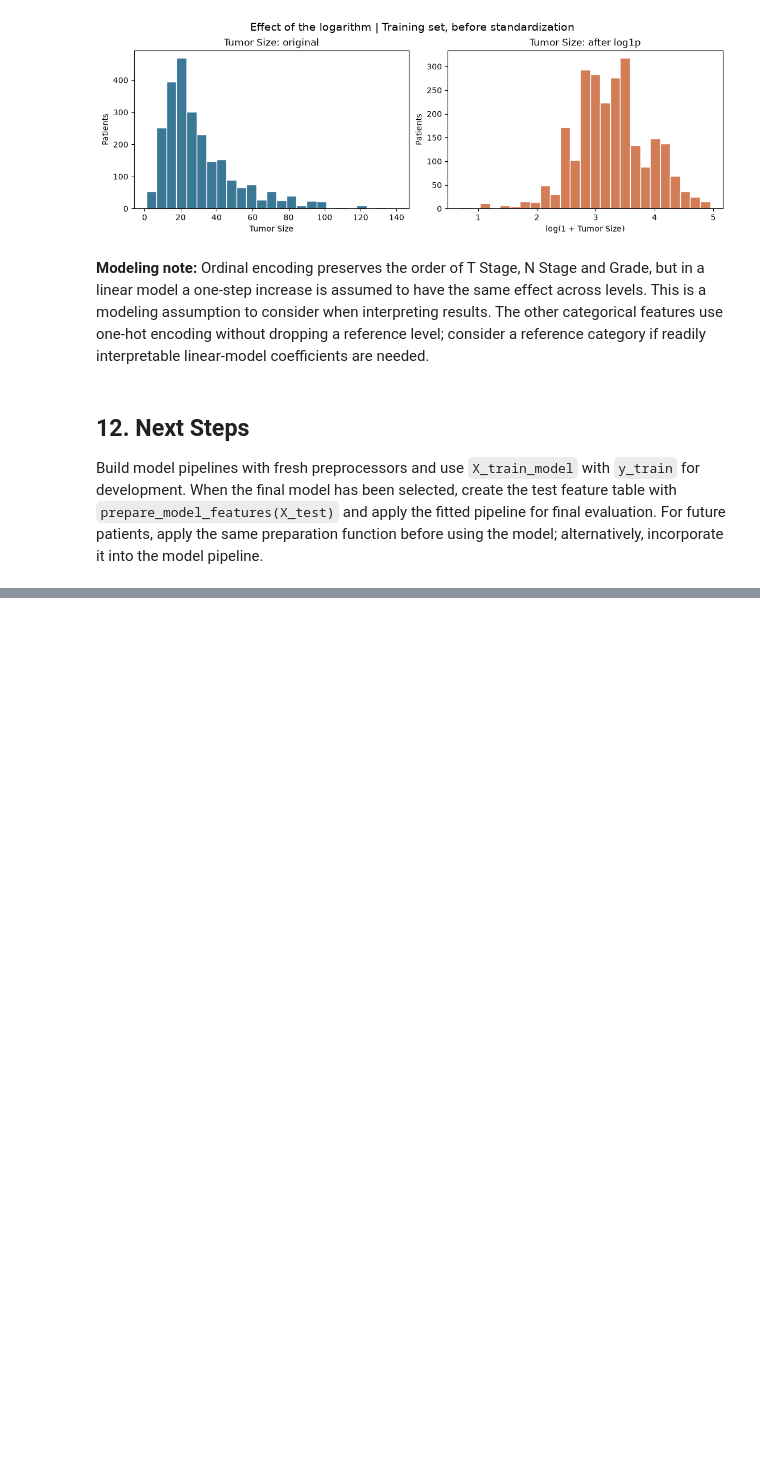
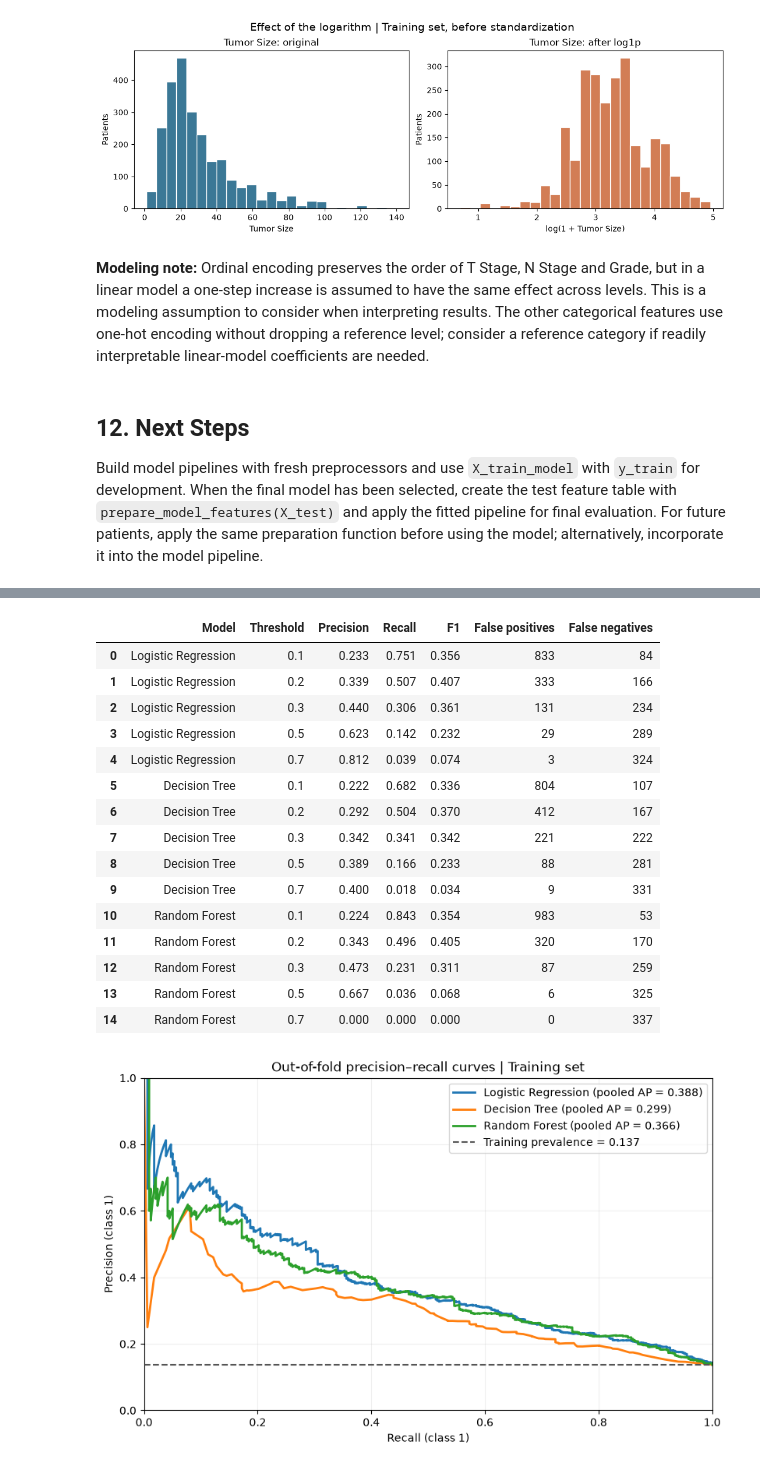
Before and after one commit to alicepelloni/progetto, a Jupyter notebook: breast_cancer.ipynb, the cells around one changed output, grey strips where cells are left out. Cells and saved outputs as stored; diff of their text form; code cells hidden in the pictures; blank space fills up the shorter version.

```diff
--- a/breast_cancer.ipynb
+++ b/breast_cancer.ipynb
@@ -1031,0 +1234,53 @@ Build model pipelines with fresh preprocessors and use `X_train_model` with `y_t
+# %%
+from sklearn.metrics import precision_recall_curve, average_precision_score
+
+# These out-of-fold scores use the chosen hyperparameters; no test data are used.
+tuned_oof_scores = {}
+threshold_rows = []
+for model_name, search in grid_searches.items():
+    scores = cross_val_predict(search.best_estimator_, X_train_model, y_train,
+                               cv=cv, method="predict_proba")[:, 1]
+    tuned_oof_scores[model_name] = scores
+    for threshold in [0.10, 0.20, 0.30, 0.50, 0.70]:
+        predictions = (scores >= threshold).astype(int)
+        tn, fp, fn, tp = confusion_matrix(y_train, predictions, labels=[0, 1]).ravel()
+        threshold_rows.append({
+            "Model": model_name, "Threshold": threshold,
+            "Precision": precision_score(y_train, predictions, zero_division=0),
+            "Recall": recall_score(y_train, predictions, zero_division=0),
+            "F1": f1_score(y_train, predictions, zero_division=0),
+            "False positives": fp, "False negatives": fn,
+        })
+
+threshold_comparison = pd.DataFrame(threshold_rows)
+display(threshold_comparison.round(3))
+
+fig, ax = plt.subplots(figsize=(8, 5), layout="constrained")
+for model_name, scores in tuned_oof_scores.items():
+    precision, recall, _ = precision_recall_curve(y_train, scores)
+    pooled_ap = average_precision_score(y_train, scores)
+    ax.plot(recall, precision, linewidth=2, label=f"{model_name} (pooled AP = {pooled_ap:.3f})")
+ax.axhline(y_train.mean(), color="#555555", linestyle="--", label=f"Training prevalence = {y_train.mean():.3f}")
+ax.set(xlabel="Recall (class 1)", ylabel="Precision (class 1)",
+       title="Out-of-fold precision–recall curves | Training set", xlim=(0, 1), ylim=(0, 1))
+ax.grid(alpha=0.2)
+ax.legend(loc="upper right")
+plt.show()
+# %% [output]
+|  | Model | Threshold | Precision | Recall | F1 | False positives | False negatives |
+| 0 | Logistic Regression | 0.1 | 0.233 | 0.751 | 0.356 | 833 | 84 |
+| 1 | Logistic Regression | 0.2 | 0.339 | 0.507 | 0.407 | 333 | 166 |
+| 2 | Logistic Regression | 0.3 | 0.440 | 0.306 | 0.361 | 131 | 234 |
+| 3 | Logistic Regression | 0.5 | 0.623 | 0.142 | 0.232 | 29 | 289 |
+| 4 | Logistic Regression | 0.7 | 0.812 | 0.039 | 0.074 | 3 | 324 |
+| 5 | Decision Tree | 0.1 | 0.222 | 0.682 | 0.336 | 804 | 107 |
+| 6 | Decision Tree | 0.2 | 0.292 | 0.504 | 0.370 | 412 | 167 |
+| 7 | Decision Tree | 0.3 | 0.342 | 0.341 | 0.342 | 221 | 222 |
+| 8 | Decision Tree | 0.5 | 0.389 | 0.166 | 0.233 | 88 | 281 |
+| 9 | Decision Tree | 0.7 | 0.400 | 0.018 | 0.034 | 9 | 331 |
+| 10 | Random Forest | 0.1 | 0.224 | 0.843 | 0.354 | 983 | 53 |
+| 11 | Random Forest | 0.2 | 0.343 | 0.496 | 0.405 | 320 | 170 |
+| 12 | Random Forest | 0.3 | 0.473 | 0.231 | 0.311 | 87 | 259 |
+| 13 | Random Forest | 0.5 | 0.667 | 0.036 | 0.068 | 6 | 325 |
+| 14 | Random Forest | 0.7 | 0.000 | 0.000 | 0.000 | 0 | 337 |
+[figure, added]
```
Also changed, not shown: parts of 29 cells of this notebook.
